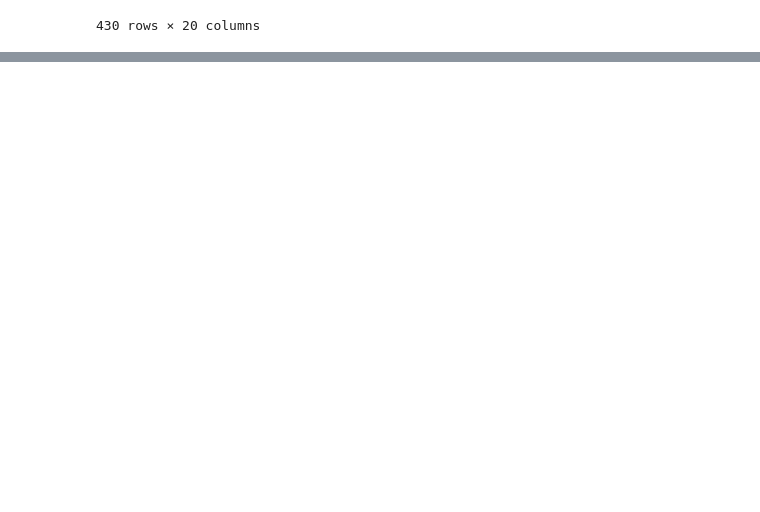
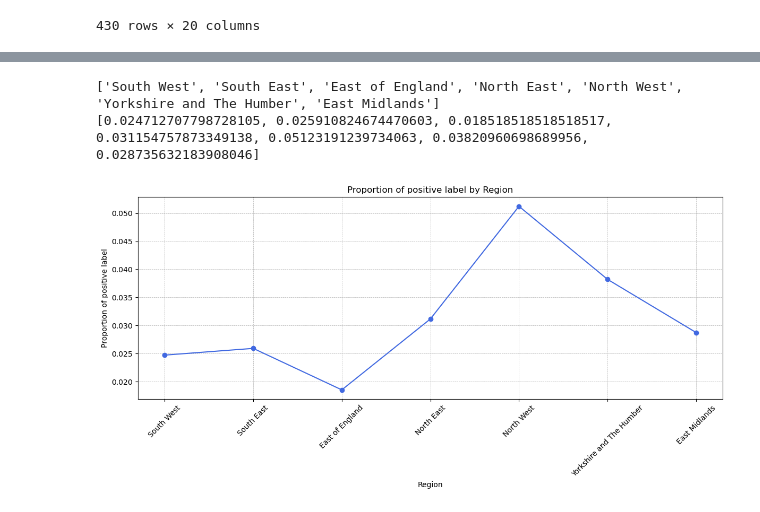
Before and after one commit to lse-st498/P6_WaterPollution_2022_23, a Jupyter notebook: data_processing/Divide_Region.ipynb, the cells around one changed output, grey strips where cells are left out. Saved outputs shown, nothing was run; the diff lists cells and outputs as text; code cells hidden in the pictures; blank space fills up the shorter version.

Commit message:
Divide_Region

```diff
--- a/data_processing/Divide_Region.ipynb
+++ b/data_processing/Divide_Region.ipynb
@@ -69,0 +217,3 @@ site_with_region.to_csv('data/site_with_region.csv')
+# %%
+df_test_region = pd.read_csv('data/df_test_with_region.csv')
+df_test_region
@@ -69,0 +234,37 @@ site_with_region.to_csv('data/site_with_region.csv')
+# %%
+x = []
+y = []
+
+for i in ['South West', 'South East', 'East of England', 'North East', 'North West',
+          'Yorkshire and The Humber', 'East Midlands']:
+    x.append(i)
+
+    # Filter data for the specific region
+    region_data = df_test_region[df_test_region['region'] == i]
+
+    # Calculate the total and positive counts from the filtered data
+    total = len(region_data)
+    positive = len(region_data[region_data['riskLevelLabel'] == 1])
+
+    y.append(positive/total if total != 0 else 0)
+
+print(x)
+print(y)
+# %% [output]
+['South West', 'South East', 'East of England', 'North East', 'North West', 'Yorkshire and The Humber', 'East Midlands']
+[0.024712707798728105, 0.025910824674470603, 0.018518518518518517, 0.031154757873349138, 0.05123191239734063, 0.03820960698689956, 0.028735632183908046]
+# %%
+plt.figure(figsize=(12, 6))
+plt.plot(x, y, marker='o', color='royalblue', linestyle='-')
+
+# Titles and labels
+plt.title('Proportion of positive label by Region')
+plt.xlabel('Region')
+plt.ylabel('Proportion of positive label')
+plt.xticks(rotation=45)
+plt.grid(True, which='both', linestyle='--', linewidth=0.5)
+plt.tight_layout()
+plt.savefig('results/region_positive.png')
+plt.show()
+# %% [output]
+[figure, added]
```
Also changed, not shown: parts of 12 cells of this notebook.
